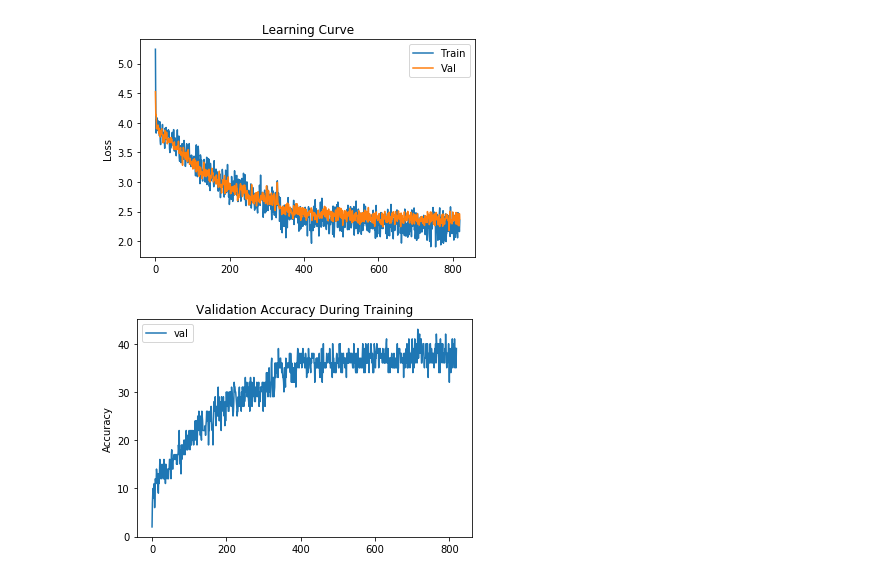
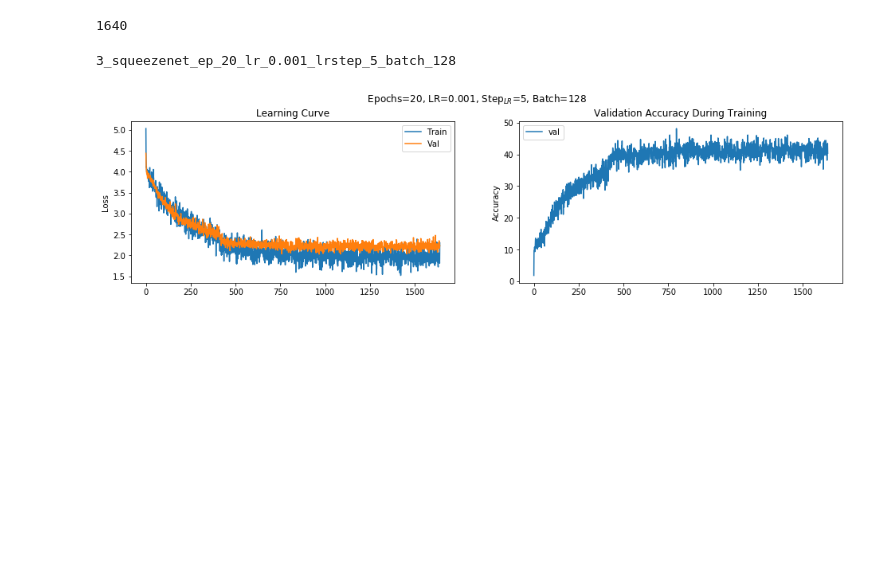
Before and after one commit to huspark/snake-species-identification, a Jupyter notebook: Test_4_Visualize_Training.ipynb, the cells around one changed output. Drawn from its saved outputs; the diff is of its cells as text; code cells hidden in the pictures; blank space fills up the shorter version.

Commit message:
Squeezenet testing results added. Elapsed training and evaluation time is now being printed in train.py.

```diff
--- a/Test_4_Visualize_Training.ipynb
+++ b/Test_4_Visualize_Training.ipynb
@@ -1,5 +1,5 @@
 # %%
-# Taken from HW1, regular expressions adapted to use with Windows
+### Taken from HW1, regular expressions adapted to use with Windows
 
 import re
 import matplotlib
@@ -15,8 +15,26 @@ train_losses = []
 val_losses = []
 val_accs = []
 
+# Code for unique filenames
+########################################
+i = 3
+
 model_name = "squeezenet"
-filename = model_name + ".log"
+filename = str(i) + "_" + model_name + ".log"
+
+lr = 1e-3
+epochs = 20
+batch_size = 128
+lr_step = 5
+#weight_decay = 1e-5
+
+temp_name = str(i) + '_' + model_name + \
+    '_ep_' + str(epochs) + \
+    '_lr_' + str(lr) + \
+    '_lrstep_' + str(lr_step) + \
+    '_batch_' + str(batch_size) #+ \
+    #'_weight_decay' + str(weight_decay)
+########################################
 
 with open(filename, 'r', newline='') as f:
     for line in f:
@@ -30,21 +48,41 @@ with open(filename, 'r', newline='') as f:
             train_losses.append(tr)
             val_losses.append(vl)
             val_accs.append(va)
+
+            #print(line)
+
+len(train_losses)
+# %% [output]
+1640
-# %%
-fig = plt.figure()
-plt.plot(train_losses, label="Train")
-plt.plot(val_losses, label="Val")
-plt.title("Learning Curve")
-plt.ylabel("Loss")
-plt.legend()
-fig.savefig(model_name + "_lossvstrain.png")
-
-fig = plt.figure()
-plt.plot(val_accs, label='val')
-plt.title("Validation Accuracy During Training")
-plt.ylabel("Accuracy")
-plt.legend()
-fig.savefig(model_name + "_valaccuracy.png")
-# %% [output]
-[figure, removed]
-[figure, removed]
+# %%
+print(temp_name)
+
+fig=plt.figure(figsize=(16, 4), facecolor='w', edgecolor='k')
+
+fig.suptitle( " Epochs=" + str(epochs) \
+          + ", LR=" + str(lr) \
+          + ", Step$_{LR}$=" + str(lr_step) \
+          + ", Batch=" + str(batch_size) )#\
+          #+ ", R=" + str(weight_decay))
+
+ax = plt.subplot(1, 2, 1)
+ax.title.set_text("Learning Curve")
+ax.plot(train_losses, label="Train")
+ax.plot(val_losses, label="Val")
+ax.set_ylabel("Loss")
+ax.legend()
+
+ax.set_aspect(1.0 / ax.get_data_ratio() * 0.5)
+
+ax = plt.subplot(1, 2, 2)
+ax.title.set_text("Validation Accuracy During Training")
+ax.set_ylabel("Accuracy")
+ax.plot(val_accs, label='val')
+ax.legend()
+
+ax.set_aspect(1.0 / ax.get_data_ratio() * 0.5)
+
+fig.savefig(str(i) + '_' + model_name + ".png")
+# %% [output]
+3_squeezenet_ep_20_lr_0.001_lrstep_5_batch_128
+[figure, added]
```
Also changed, not shown: parts of 1 cell of this notebook, 17 other files.
